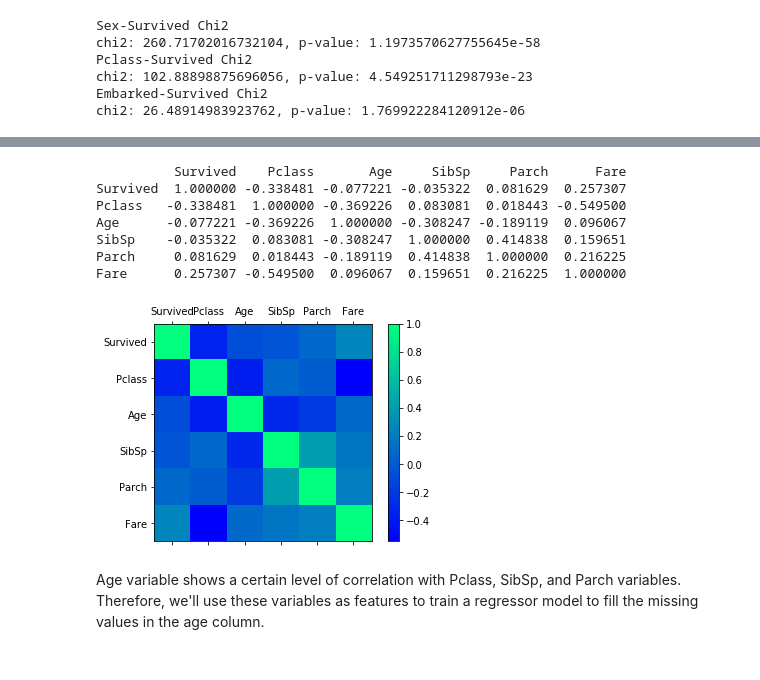
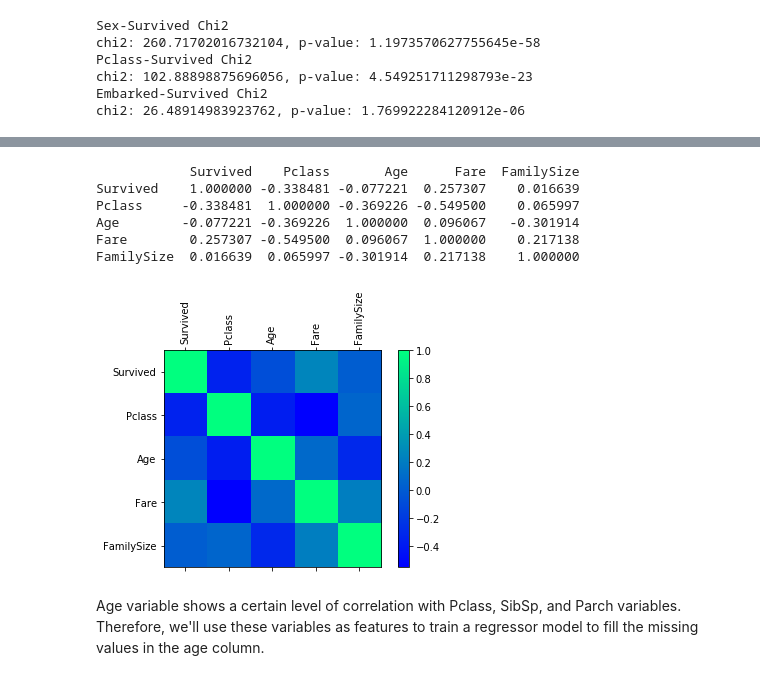
Before and after one commit to chasnew/data-analysis-repository, a Jupyter notebook: Titanic/Kaggle_titanic.ipynb, the cells around one changed output, grey strips where cells are left out. Cells and saved outputs as stored; diff of their text form; code cells hidden in the pictures.

```diff
--- a/Titanic/Kaggle_titanic.ipynb
+++ b/Titanic/Kaggle_titanic.ipynb
@@ -84,4 +85,6 @@ data.head(10)
 | 7 | 8 | 0 | 3 | Palsson, Master. Gosta Leonard | male | 2.0 | 3 | 1 | 349909 | 21.0750 | ... |
 | 8 | 9 | 1 | 3 | Johnson, Mrs. Oscar W (Elisabeth ... | female | 27.0 | 0 | 2 | 347742 | 11.1333 | ... |
 | 9 | 10 | 1 | 2 | Nasser, Mrs. Nicholas (Adele Achem) | female | 14.0 | 1 | 0 | 237736 | 30.0708 | ... |
+# %%
+data.drop(['PassengerId', 'Ticket'], axis=1, inplace=True)
 # %% [markdown]
@@ -105,2 +92,4 @@ es_group = data.groupby(('Survived', 'Embarked'))[['Embarked']].count()
+# %%
+sns.set_style()
 # %% [markdown]
 ## Categorical distributions
@@ -237,3 +206,6 @@ plt.show()
+# %%
+data['transformed_fare'] = np.log(data['Fare'].divide(data['FamilySize']))
+data['transformed_fare'].replace([-np.inf], 0, inplace=True)
 # %%
 fig, axes = plt.subplots(nrows=1, ncols=2)
 fig.set_figheight(6)
@@ -280,28 +238,27 @@ plt.show()
 # %%
-corrs = data.iloc[:,1:].corr()
+corr_labels = ['Survived', 'Pclass', 'Age', 'Fare', 'FamilySize']
+corrs = data.loc[:,corr_labels].corr()
 print(corrs)
-corr_labels = ['Survived', 'Pclass', 'Age', 'SibSp', 'Parch', 'Fare', 'FamilySize']
 
 fig = plt.figure()
 ax = fig.add_subplot(111)
 
 cax = ax.matshow(corrs, cmap='winter')
 fig.colorbar(cax)
-ticks = np.arange(0,6,1)
+ticks = np.arange(0,5,1)
 ax.set_xticks(ticks)
 ax.set_yticks(ticks)
-ax.set_xticklabels(corr_labels)
+ax.set_xticklabels(corr_labels, rotation=90)
 ax.set_yticklabels(corr_labels)
 plt.show()
 # %% [output]
-          Survived    Pclass       Age     SibSp     Parch      Fare
-Survived  1.000000 -0.338481 -0.077221 -0.035322  0.081629  0.257307
-Pclass   -0.338481  1.000000 -0.369226  0.083081  0.018443 -0.549500
-Age      -0.077221 -0.369226  1.000000 -0.308247 -0.189119  0.096067
-SibSp    -0.035322  0.083081 -0.308247  1.000000  0.414838  0.159651
-Parch     0.081629  0.018443 -0.189119  0.414838  1.000000  0.216225
-Fare      0.257307 -0.549500  0.096067  0.159651  0.216225  1.000000
+            Survived    Pclass       Age      Fare  FamilySize
+Survived    1.000000 -0.338481 -0.077221  0.257307    0.016639
+Pclass     -0.338481  1.000000 -0.369226 -0.549500    0.065997
+Age        -0.077221 -0.369226  1.000000  0.096067   -0.301914
+Fare        0.257307 -0.549500  0.096067  1.000000    0.217138
+FamilySize  0.016639  0.065997 -0.301914  0.217138    1.000000
-[figure, old version]
+[figure, new version]
 # %% [markdown]
 Age variable shows a certain level of correlation with Pclass, SibSp, and Parch variables. Therefore, we'll use these variables as features to train a regressor model to fill the missing values in the age column.
 # %% [markdown]
```
Also changed, not shown: parts of 76 cells of this notebook, 1 other file.
